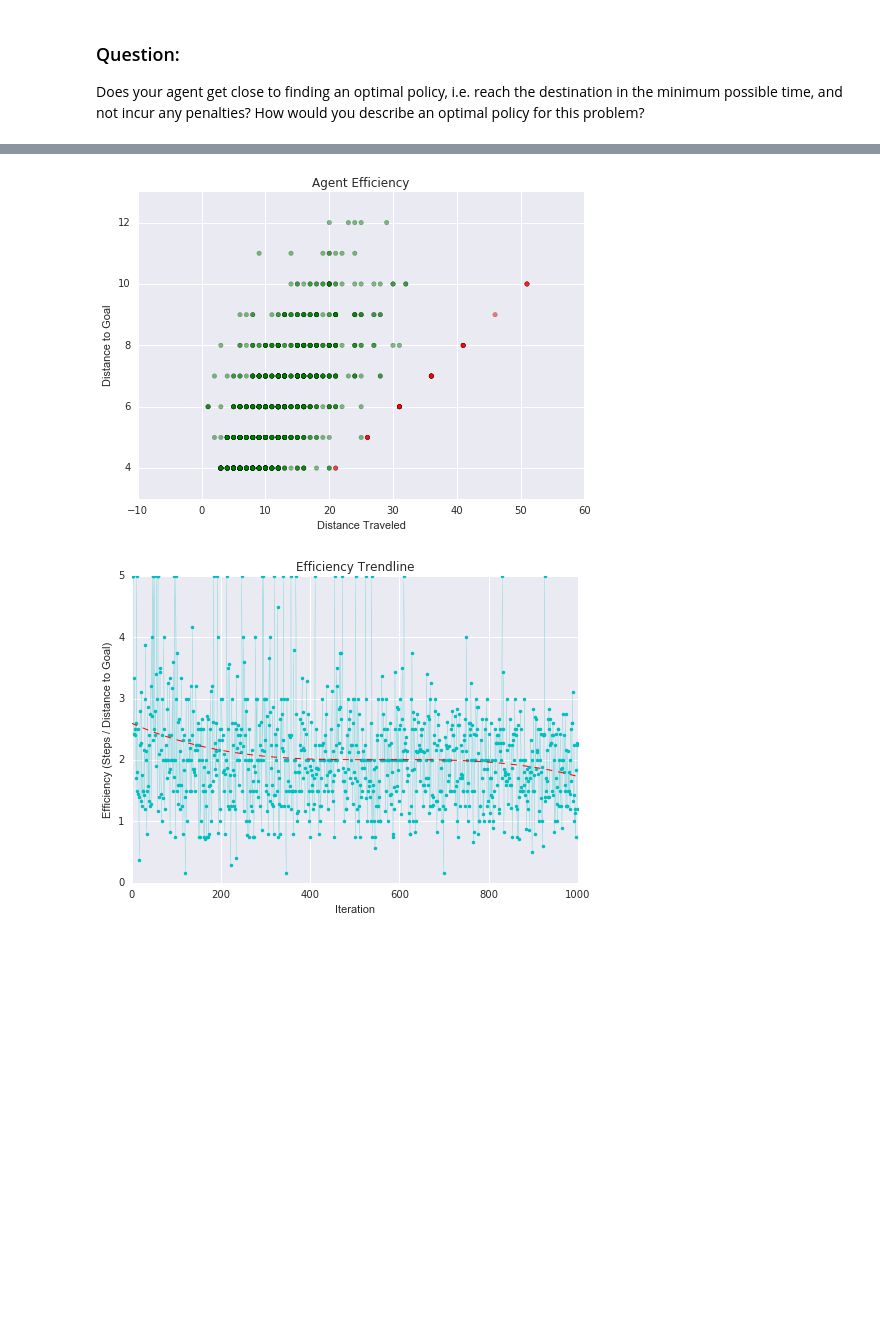
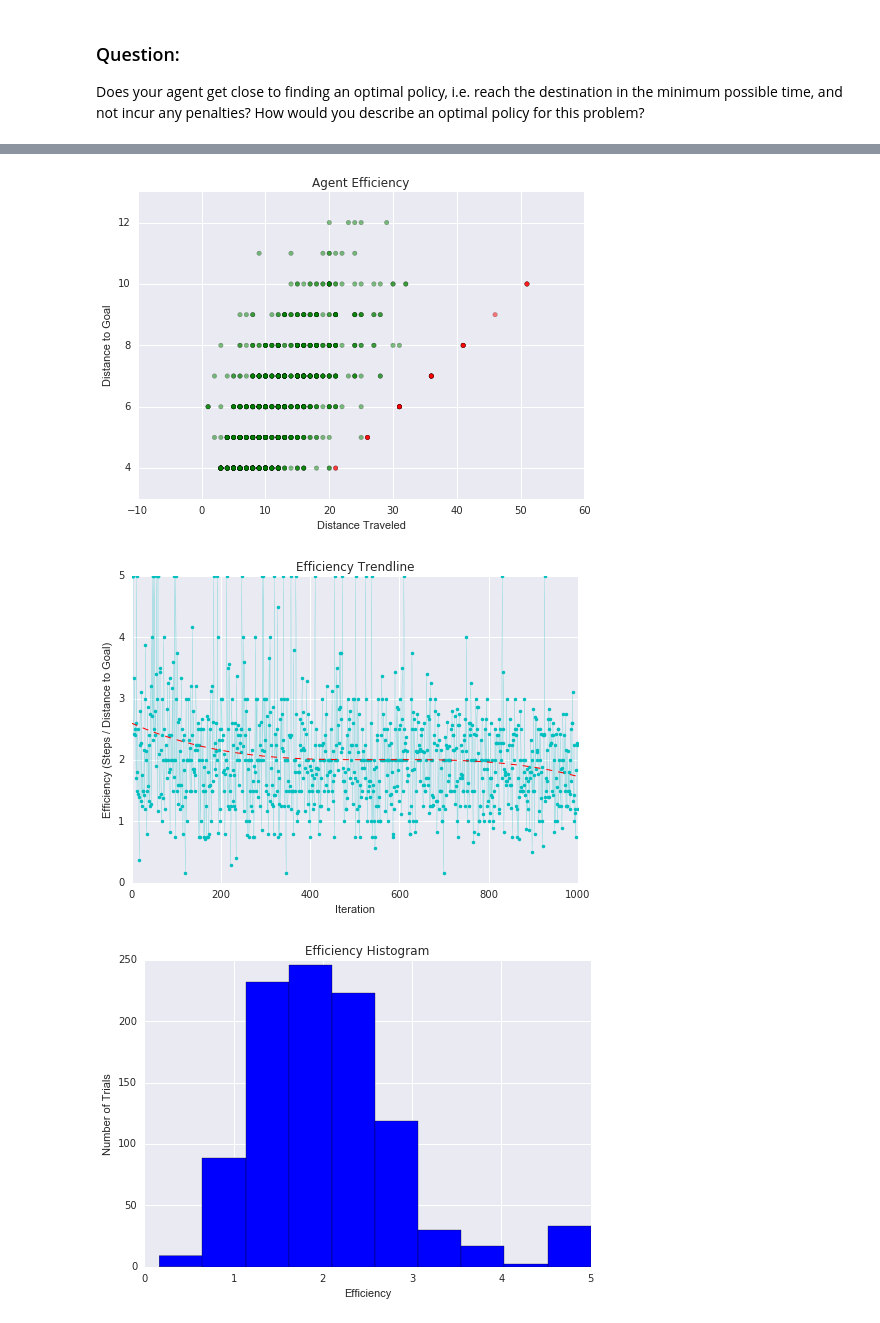
Before and after one commit to gilakos/machine-learning, a Jupyter notebook: projects/smartcab/smartcab/smartcab_report.ipynb, the cells around one changed output, grey strips where cells are left out. Saved outputs shown, nothing was run; the diff lists cells and outputs as text; code cells hidden in the pictures; blank space fills up the shorter version.

```diff
--- a/projects/smartcab/smartcab/smartcab_report.ipynb
+++ b/projects/smartcab/smartcab/smartcab_report.ipynb
@@ -671,30 +754,38 @@ opt_df['color'] = np.where(opt_df['reached']==True, 'green', 'red')
 opt_df['efficiency'] = opt_df['steps'] / opt_df['goal_distance']
 
 # the histogram of the data
 plt.hist(opt_df['reached'], bins=2, facecolor='cyan')
 plt.xlabel('Reached Goal')
 plt.ylabel('Number of Trials')
 plt.title('Agent Reached Goal')
 plt.show()
 
 # the scatterplot of distance traveled versus goal distance
 plt.scatter(opt_df['distance_traveled'], opt_df['goal_distance'], c=opt_df['color'], alpha=0.5)
 plt.xlabel('Distance Traveled')
 plt.ylabel('Distance to Goal')
 plt.title('Agent Efficiency')
 plt.show()
 
 # the speed over time to see if the agent is learning
 x = opt_df.index
 z = np.polyfit(opt_df.index,opt_df['efficiency'],3)
 p = np.poly1d(z)
 plt.plot(x, opt_df['efficiency'],'c.-',linewidth=0.125)
 plt.plot(x,p(x),'r--', linewidth=1.0)
 plt.xlabel('Iteration')
 plt.ylabel('Efficiency (Steps / Distance to Goal)')
 plt.title('Efficiency Trendline')
 plt.show()
+
+# the histogram of the data per efficiency
+plt.hist(opt_df['efficiency'], bins=10, facecolor='blue')
+plt.xlabel('Efficiency')
+plt.ylabel('Number of Trials')
+plt.title('Efficiency Histogram')
+plt.show()
 # %% [output]
 [figure]
 [figure]
 [figure]
+[figure, added]
```
Also changed, not shown: parts of 10 cells of this notebook, 6 other files.
